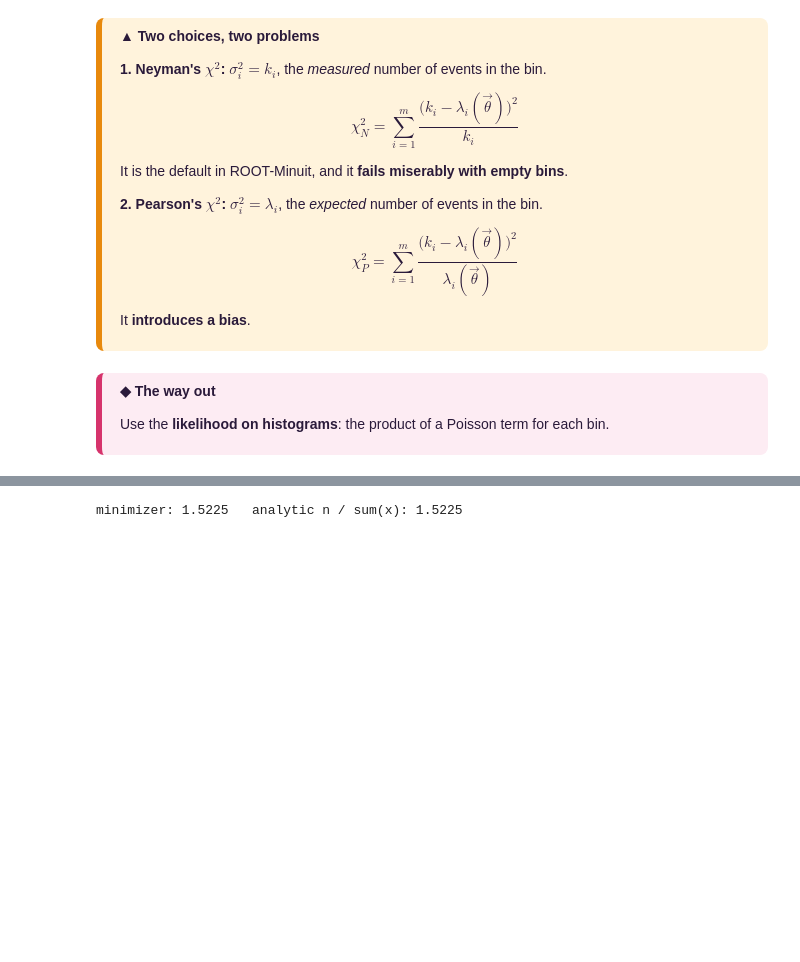
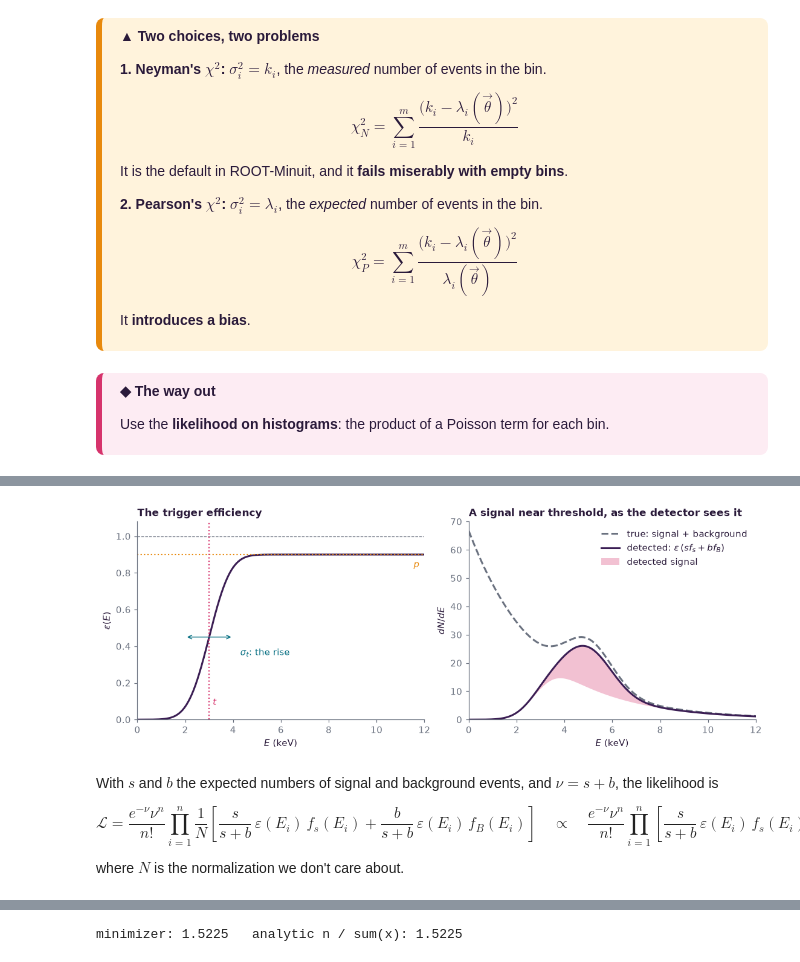
Before and after one commit to EmmaGiussani/stat2026_GSSI, a Jupyter notebook: lectures/L05_point_estimation.ipynb, the cells around one changed output, grey strips where cells are left out. Drawn from its saved outputs; the diff is of its cells as text; code cells hidden in the pictures; blank space fills up the shorter version.

```diff
--- a/lectures/L05_point_estimation.ipynb
+++ b/lectures/L05_point_estimation.ipynb
@@ -410,0 +474,36 @@ Put the three methods side by side on binned Poisson data, and on an efficiency
+# %%
+E = np.linspace(0, 12, 500)
+p_eff, t_thr, sig_t = 0.9, 3.0, 1.0
+eps = p_eff / 2 * (1 + erf((E - t_thr) / sig_t))
+f_b = np.exp(-E / 3.0) / 3.0                          # illustrative background shape
+f_s = stats.norm(5.0, 1.0).pdf(E)
+s, b = 40, 200
+true_bkg, true_sig = b * f_b, s * f_s
+
+fig, (a1, a2) = plt.subplots(1, 2, figsize=(10, 3.7), constrained_layout=True)
+a1.plot(E, eps, color=PLUM)
+a1.axhline(1, color=GREY, ls="--", lw=0.8)
+a1.axhline(p_eff, color=AMBER, ls=":", lw=1.4)
+a1.text(11.8, p_eff - 0.07, r"$p$", color=AMBER, ha="right", fontweight="bold")
+a1.axvline(t_thr, color=FUCHSIA, ls=":", lw=1.4)
+a1.text(t_thr + 0.15, 0.08, r"$t$", color=FUCHSIA, fontweight="bold")
+a1.annotate("", xy=(t_thr + sig_t, p_eff / 2), xytext=(t_thr - sig_t, p_eff / 2), arrowprops=dict(arrowstyle="<->", color=TEAL))
+a1.text(t_thr + 1.3, p_eff / 2 - 0.1, r"$\sigma_t$: the rise", color=TEAL)
+a1.set(xlabel="$E$ (keV)", ylabel=r"$\varepsilon(E)$", ylim=(0, 1.08), xlim=(0, 12))
+a1.set_title("The trigger efficiency", loc="left")
+
+a2.plot(E, true_bkg + true_sig, color=GREY, ls="--", label="true: signal + background")
+a2.plot(E, eps * (true_bkg + true_sig), color=PLUM, lw=2, label=r"detected: $\varepsilon\,(s f_s + b f_B)$")
+a2.fill_between(E, eps * true_bkg, eps * (true_bkg + true_sig), color=FUCHSIA, alpha=0.3, lw=0, label="detected signal")
+a2.set(xlabel="$E$ (keV)", ylabel="$dN/dE$", xlim=(0, 12), ylim=(0, None))
+a2.legend(frameon=False)
+a2.set_title("A signal near threshold, as the detector sees it", loc="left")
+plt.show()
+# %% [output]
+[figure, added]
+# %% [markdown]
+With $s$ and $b$ the expected numbers of signal and background events, and $\nu = s + b$, the likelihood is
+
+$$\mathcal{L} = \frac{e^{-\nu}\nu^{n}}{n!}\prod_{i=1}^{n}\frac{1}{N}\left[\frac{s}{s+b}\,\varepsilon(E_i)\,f_s(E_i) + \frac{b}{s+b}\,\varepsilon(E_i)\,f_B(E_i)\right] \quad\propto\quad \frac{e^{-\nu}\nu^{n}}{n!}\prod_{i=1}^{n}\left[\frac{s}{s+b}\,\varepsilon(E_i)\,f_s(E_i) + \frac{b}{s+b}\,\varepsilon(E_i)\,f_B(E_i)\right]$$
+
+where $N$ is the normalization we don't care about.
```
Also changed, not shown: parts of 16 cells of this notebook.
